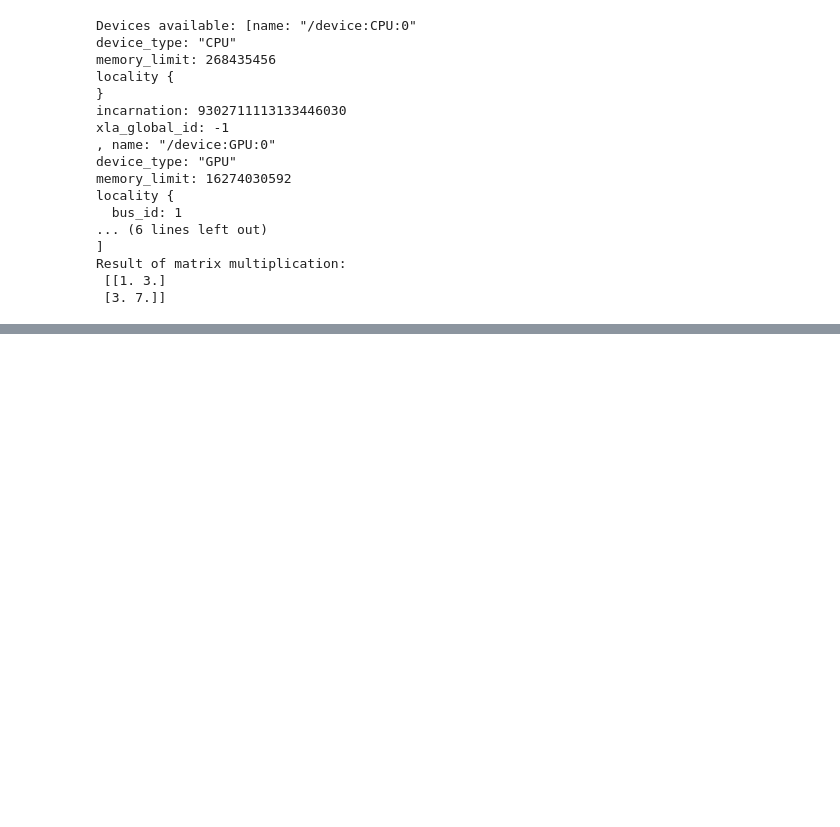
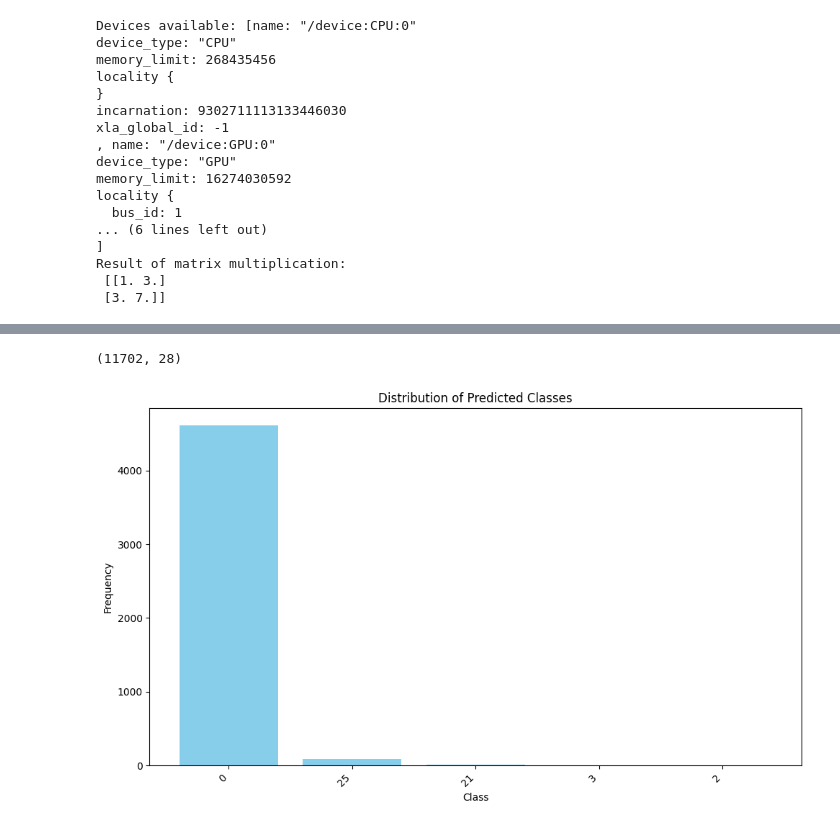
Before and after one commit to rinkusahu1/Kaggle_Practice_ML, a Jupyter notebook: Protein.ipynb, the cells around one changed output, grey strips where cells are left out. Cells and saved outputs as stored; diff of their text form; code cells hidden in the pictures; blank space fills up the shorter version.

```diff
--- a/Protein.ipynb
+++ b/Protein.ipynb
@@ -577,0 +902,6 @@ Physical devices cannot be modified after being initialized
+# %%
+output_dataset = output_dataset.map(preprocess_images_output)
+# %%
+output_dataset = output_dataset.batch(batch_size).prefetch(tf.data.experimental.AUTOTUNE)
+# %%
+final_prediction  = model.predict(output_dataset)
@@ -577,0 +911,34 @@ Physical devices cannot be modified after being initialized
+# %%
+final_prediction.shape
+# %% [output]
+(11702, 28)
+# %%
+threshold = 0.5  # Adjust this threshold based on your problem
+binary_predictions = (final_prediction >= threshold).astype(int)
+
+# Convert binary predictions to space-separated indices
+predicted_labels_list = [" ".join(map(str, np.where(pred == 1)[0])) for pred in binary_predictions]
+# %%
+all_predicted_labels = " ".join(predicted_labels_list).split()
+
+# Calculate the frequency of each predicted class
+class_counts = {label: all_predicted_labels.count(label) for label in set(all_predicted_labels)}
+
+# Sort the classes by frequency
+sorted_classes = sorted(class_counts.items(), key=lambda x: x[1], reverse=True)
+
+# Extract class labels and frequencies
+classes = [cls for cls, count in sorted_classes]
+frequencies = [count for cls, count in sorted_classes]
+
+# Plot the bar chart
+plt.figure(figsize=(10, 6))
+plt.bar(classes, frequencies, color='skyblue')
+plt.xlabel('Class')
+plt.ylabel('Frequency')
+plt.title('Distribution of Predicted Classes')
+plt.xticks(rotation=45, ha='right')
+plt.tight_layout()
+plt.show()
+# %% [output]
+[figure, added]
```
Also changed, not shown: parts of 74 cells of this notebook.
